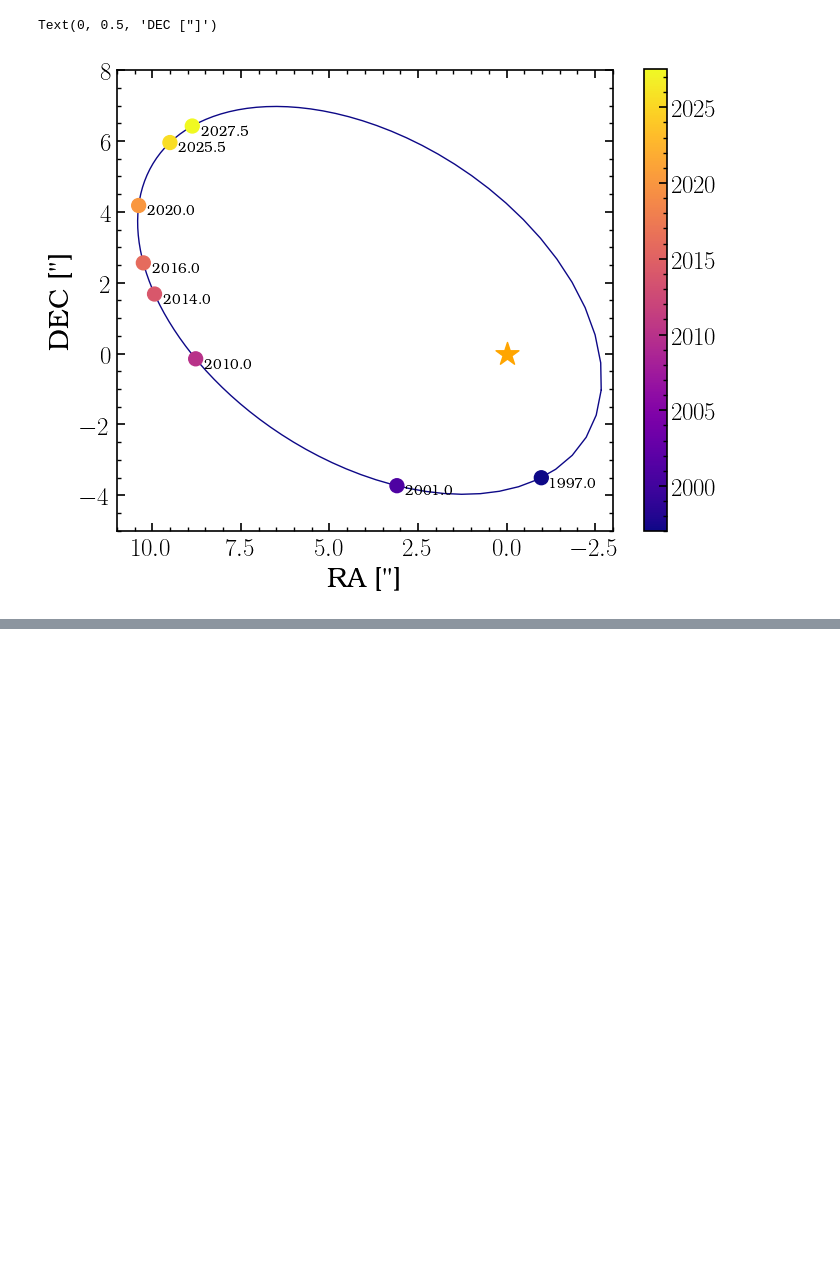
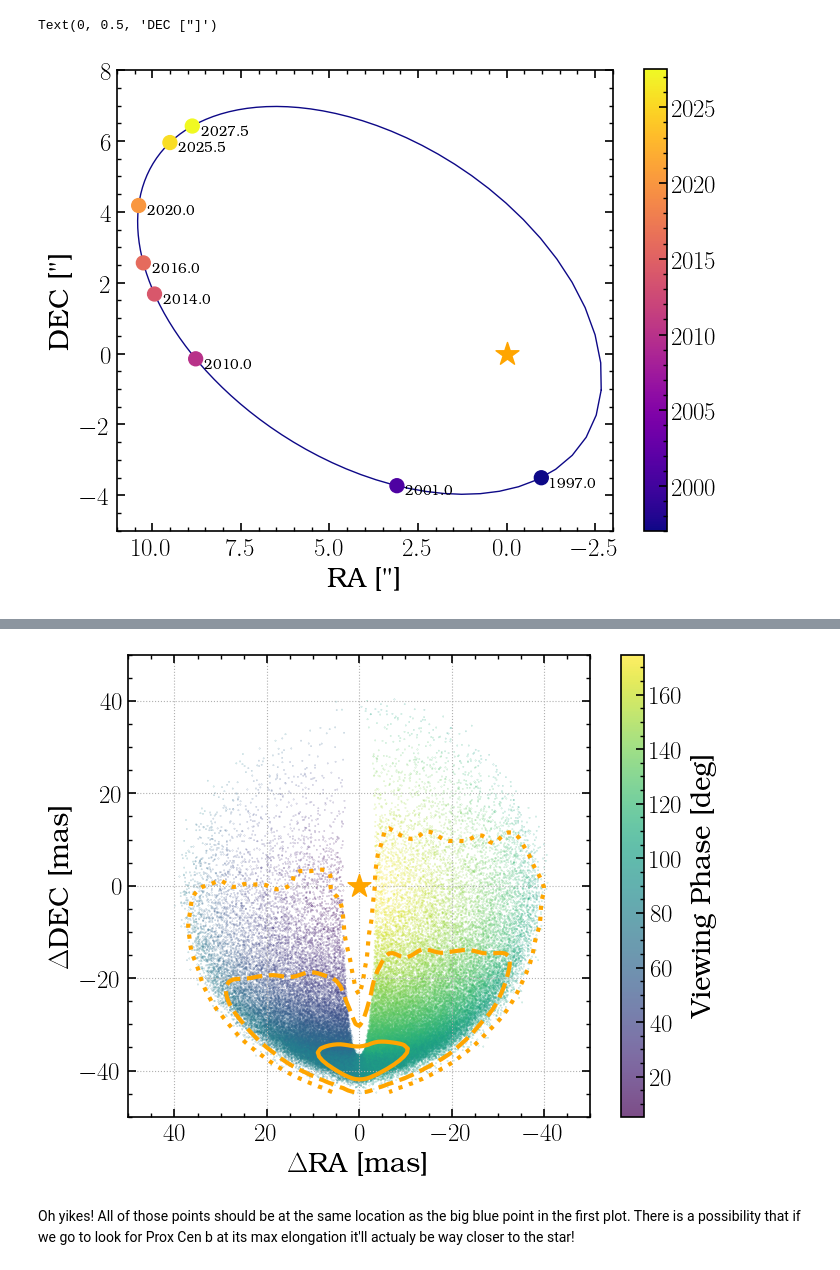
Before and after one commit to logan-pearce/projecc, a Jupyter notebook: projecc/UsingProjecc.ipynb, the cells around one changed output, grey strips where cells are left out. Saved outputs shown, nothing was run; the diff lists cells and outputs as text; code cells hidden in the pictures; blank space fills up the shorter version.

Commit message:
added cloud points functions

```diff
--- a/projecc/UsingProjecc.ipynb
+++ b/projecc/UsingProjecc.ipynb
@@ -247,0 +355,32 @@ Text(0, 0.5, 'DEC ["]')
+# %%
+from projecc import *
+import astropy.units as u
+
+# Prox b's params
+# from Su\'arez Mascare\~no 2020: https://ui.adsabs.harvard.edu/abs/2020A%26A...639A..77S/abstract
+
+# sma must be in au:
+sma = [0.04856,0.00029]
+# Period must be in days (since this is built for RV orbits)
+Period = [11.18418,0.0007]
+ecc = [0.109,0.07]
+# mass in Earth masses:
+Mpsini = [1.16,0.13] #u.Mearth
+# RV orbits typically report argp for the star, so we need to apply a 180 deg shift to get
+# the planet argp (reference: https://ui.adsabs.harvard.edu/abs/2022arXiv221206966H/abstract)
+argp = [np.degrees(-1.9) % 360,np.degrees(0.73)]
+argp = [(argp[0] + 180)%360, argp[1]]
+# Longitude of nodes is undetermined with an RV-only solutions, so let's set it zero, forcing the ascending node
+# to be on the +Dec line
+lan = 0
+# Epoch of periastron passage must be in Julian date with uncertainty in days:
+t0 = [2458530.2, 1.3]
+# Inclincation is unconstrained. Inc = nan will cause cos(inc) to be drawn from a uniform dis on [10,88] deg
+inc = np.nan
+# stellar mass:
+Mstar = [0.1221,0.0022]
+# parallax in mas:
+plx = [768.500000,0.203021]
+
+# Construct the planet object
+proxb = Planet(sma,ecc,inc,argp,lan,Period,t0,Mpsini,Mstar,plx)
@@ -247,0 +403,11 @@ Text(0, 0.5, 'DEC ["]')
+# %%
+# Create a simulation of points in the orbit of Prox Cen b described by the above distributions at a specific date
+# In this case, I want to see points at the time Prox Cen b is expected to be at it's max elongation from the star.
+points = OrbitSim(proxb, proxb.date_of_max_elongation)
+# %%
+# And we can make a plot of those points:
+fig = MakeCloudPlot(points, lim = 50)
+# %% [output]
+[figure, added]
+# %% [markdown]
+Oh yikes! All of those points should be at the same location as the big blue point in the first plot.  There is a possibility that if we go to look for Prox Cen b at its max elongation it'll actualy be way closer to the star!
```
Also changed, not shown: parts of 22 cells of this notebook, 6 other files.
